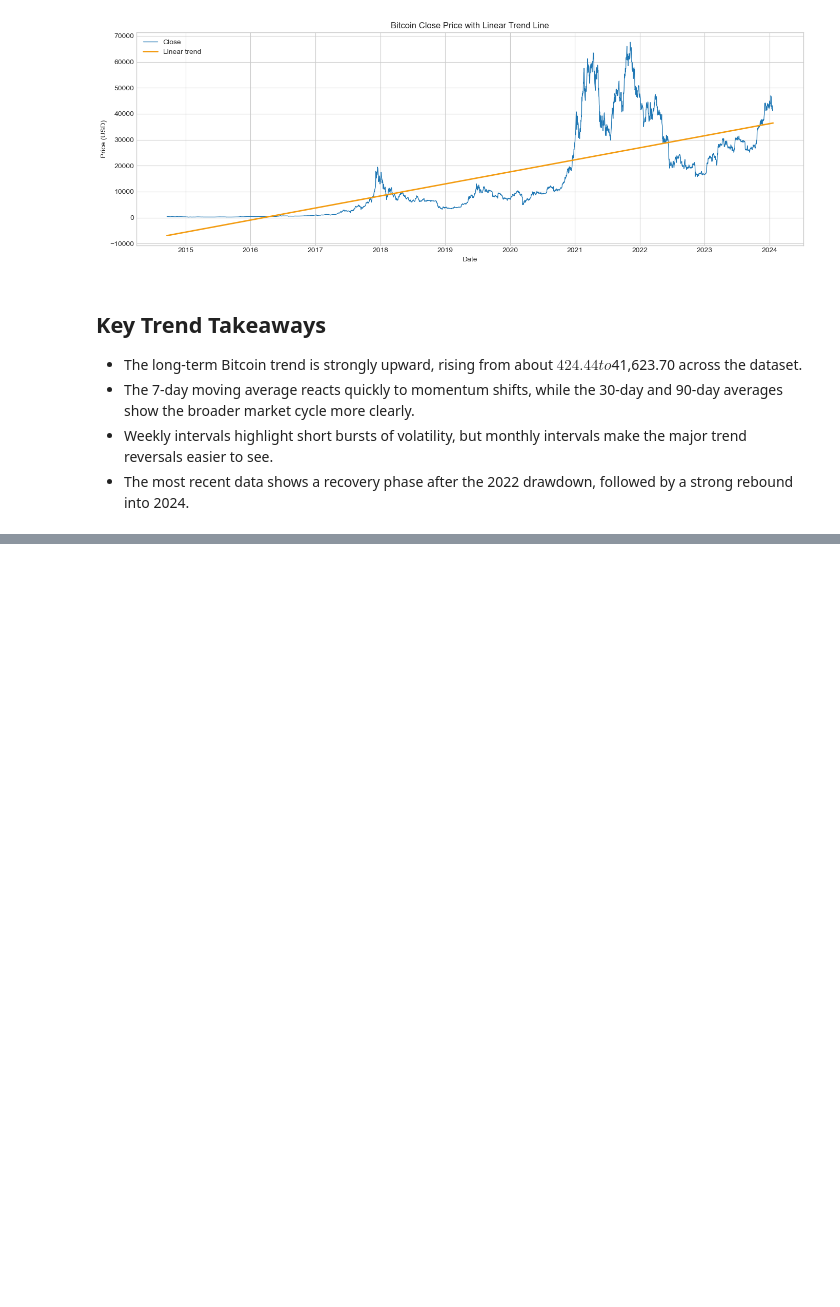
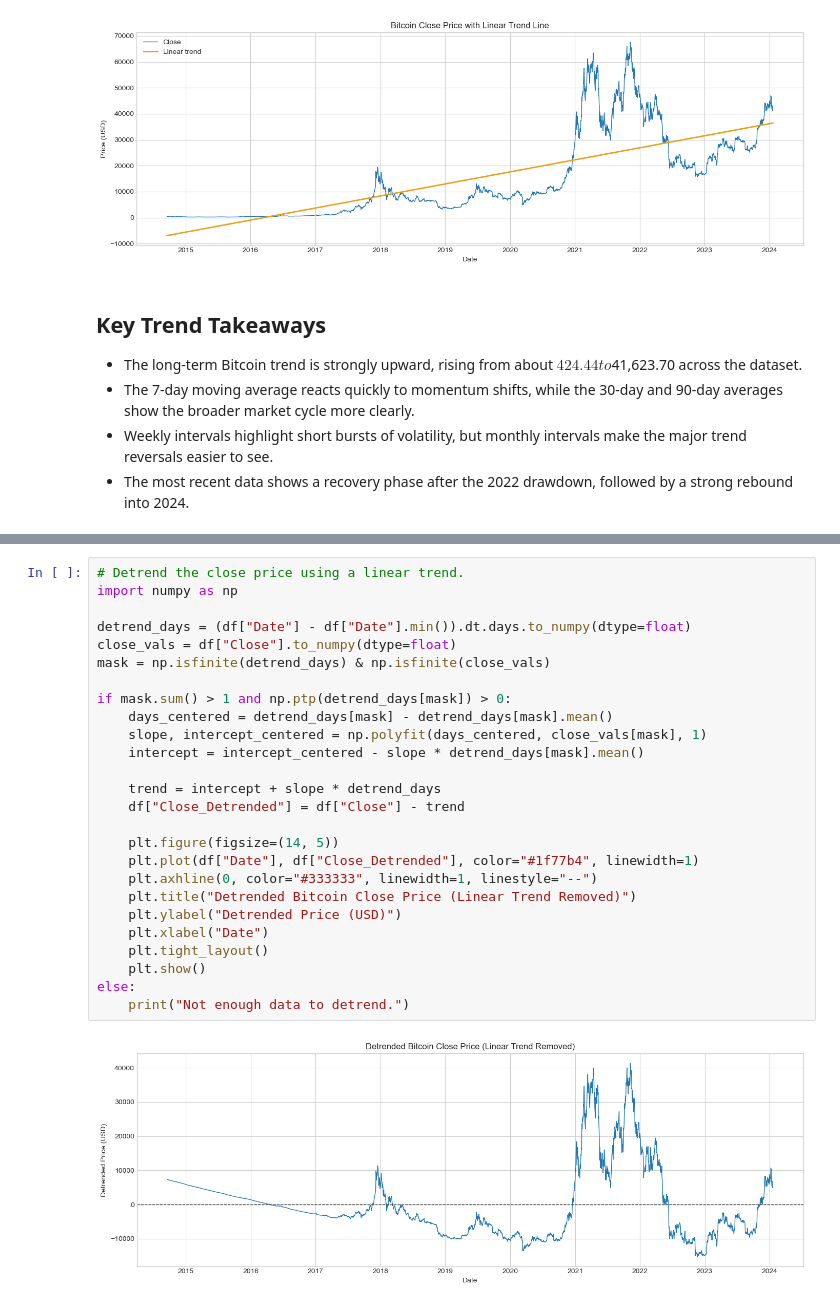
Before and after one commit to haitomnsg/timeSeriesAnalysisBitcoin, a Jupyter notebook: trendAanalysis.ipynb, the cells around one changed output, grey strips where cells are left out. Cells and saved outputs as stored; diff of their text form; blank space fills up the shorter version.

```diff
--- a/trendAanalysis.ipynb
+++ b/trendAanalysis.ipynb
@@ -167,0 +261,28 @@ Slope: -59,183.91 USD/year
+# %%
+# Detrend the close price using a linear trend.
+import numpy as np
+
+detrend_days = (df["Date"] - df["Date"].min()).dt.days.to_numpy(dtype=float)
+close_vals = df["Close"].to_numpy(dtype=float)
+mask = np.isfinite(detrend_days) & np.isfinite(close_vals)
+
+if mask.sum() > 1 and np.ptp(detrend_days[mask]) > 0:
+    days_centered = detrend_days[mask] - detrend_days[mask].mean()
+    slope, intercept_centered = np.polyfit(days_centered, close_vals[mask], 1)
+    intercept = intercept_centered - slope * detrend_days[mask].mean()
+
+    trend = intercept + slope * detrend_days
+    df["Close_Detrended"] = df["Close"] - trend
+
+    plt.figure(figsize=(14, 5))
+    plt.plot(df["Date"], df["Close_Detrended"], color="#1f77b4", linewidth=1)
+    plt.axhline(0, color="#333333", linewidth=1, linestyle="--")
+    plt.title("Detrended Bitcoin Close Price (Linear Trend Removed)")
+    plt.ylabel("Detrended Price (USD)")
+    plt.xlabel("Date")
+    plt.tight_layout()
+    plt.show()
+else:
+    print("Not enough data to detrend.")
+# %% [output]
+[figure, added]
```
Also changed, not shown: parts of 5 cells of this notebook, 3 other files.
